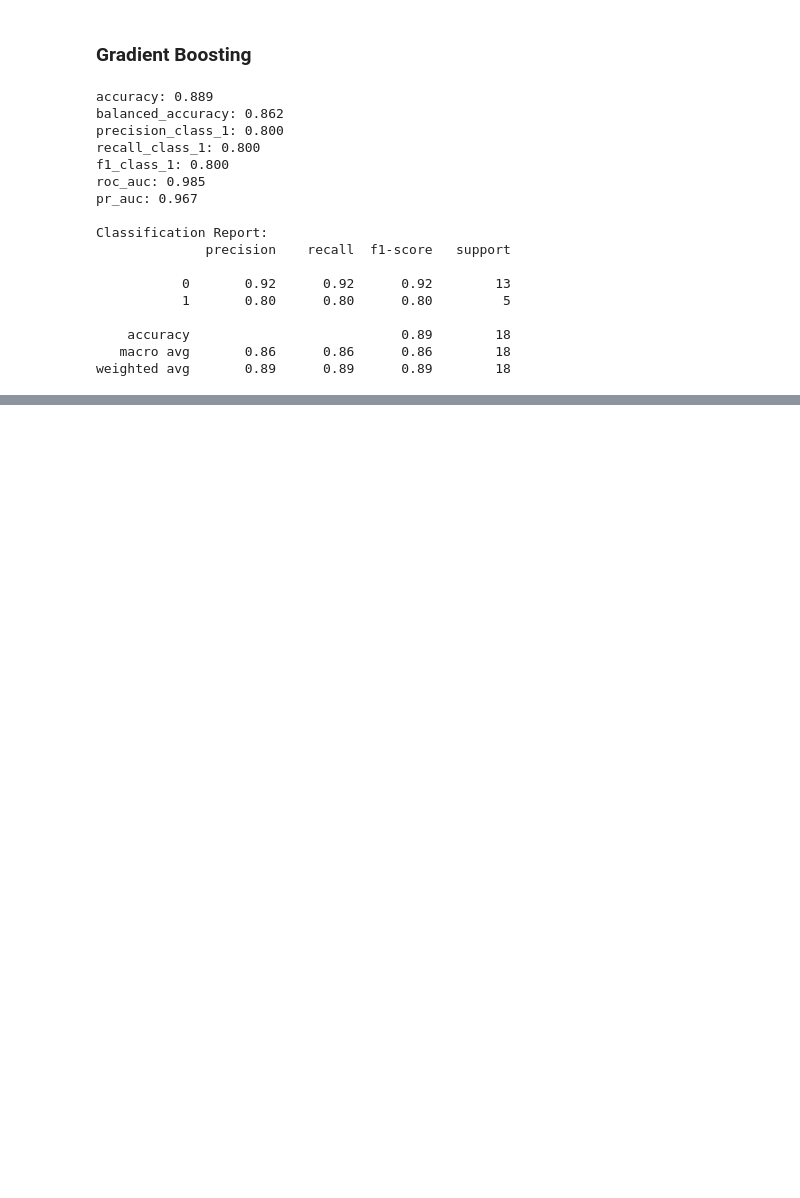
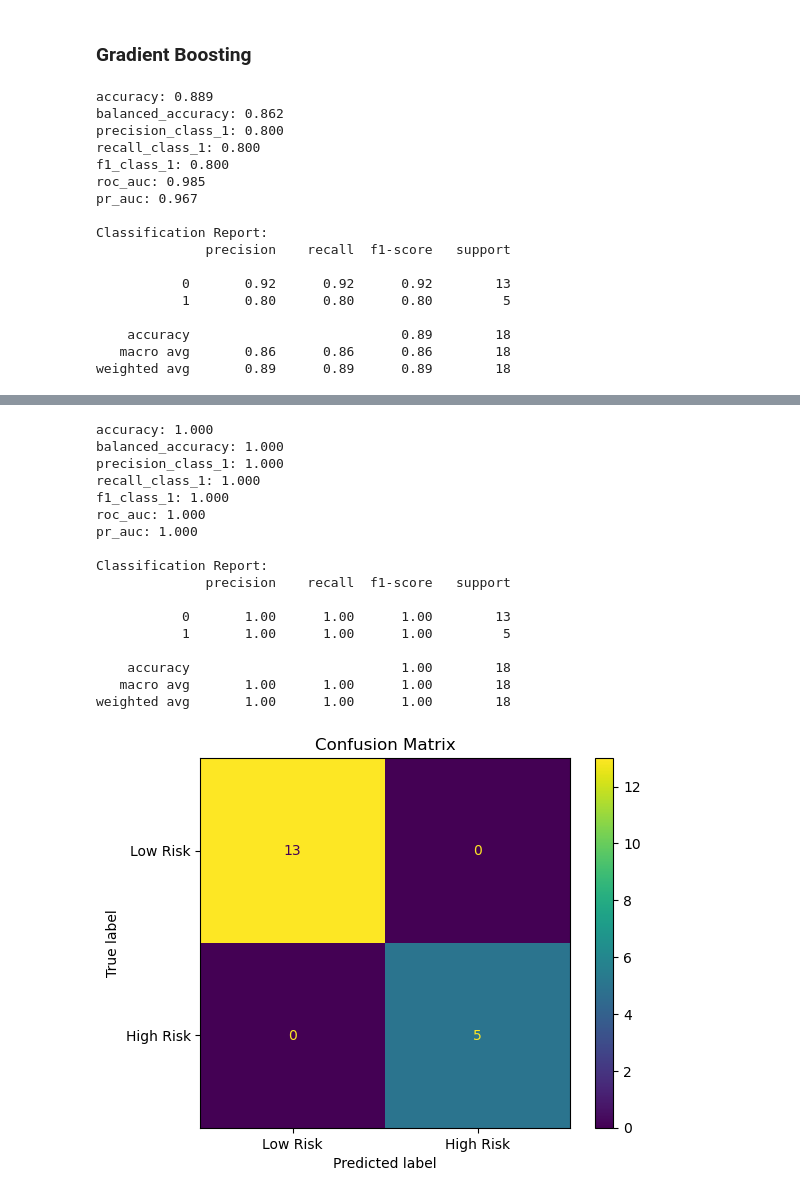
Before and after one commit to svthaker/ADS508Group3, a Jupyter notebook: NutriAccessAnalytics.ipynb, the cells around one changed output, grey strips where cells are left out. Drawn from its saved outputs; the diff is of its cells as text; code cells hidden in the pictures; blank space fills up the shorter version.

Commit message:
Hyperparameter tune the gradient boost model

```diff
--- a/NutriAccessAnalytics.ipynb
+++ b/NutriAccessAnalytics.ipynb
@@ -502,34 +504,68 @@ weighted avg       0.95      0.94      0.95        18
 # %%
 from src.modeling.modeling import train_gradient_boosting
 from src.modeling.evaluation import evaluate_classifier
 
-gb_model = train_gradient_boosting(
+# Baseline model
+gb_baseline = train_gradient_boosting(
     data["X_train"],
-    data["y_train"]
+    data["y_train"],
+    tuned=False
 )
 
-metrics_gb, coef_df_gb = evaluate_classifier(
-    gb_model,
+metrics_baseline, _ = evaluate_classifier(
+    gb_baseline,
     data["X_test"],
     data["y_test"],
     feature_names=data["X"].columns
 )
+
+# Tuned model
+gb_tuned = train_gradient_boosting(
+    data["X_train"],
+    data["y_train"],
+    tuned=True
+)
+
+metrics_tuned, _ = evaluate_classifier(
+    gb_tuned,
+    data["X_test"],
+    data["y_test"],
+    feature_names=data["X"].columns
+)
 # %% [output]
 accuracy: 0.889
 balanced_accuracy: 0.862
 precision_class_1: 0.800
 recall_class_1: 0.800
 f1_class_1: 0.800
 roc_auc: 0.985
 pr_auc: 0.967
 
 Classification Report:
               precision    recall  f1-score   support
 
            0       0.92      0.92      0.92        13
            1       0.80      0.80      0.80         5
 
     accuracy                           0.89        18
    macro avg       0.86      0.86      0.86        18
 weighted avg       0.89      0.89      0.89        18
 [figure]
+accuracy: 1.000
+balanced_accuracy: 1.000
+precision_class_1: 1.000
+recall_class_1: 1.000
+f1_class_1: 1.000
+roc_auc: 1.000
+pr_auc: 1.000
+
+Classification Report:
+              precision    recall  f1-score   support
+
+           0       1.00      1.00      1.00        13
+           1       1.00      1.00      1.00         5
+
+    accuracy                           1.00        18
+   macro avg       1.00      1.00      1.00        18
+weighted avg       1.00      1.00      1.00        18
+[figure, added]
```
Also changed, not shown: parts of 3 cells of this notebook, 3 other files.
